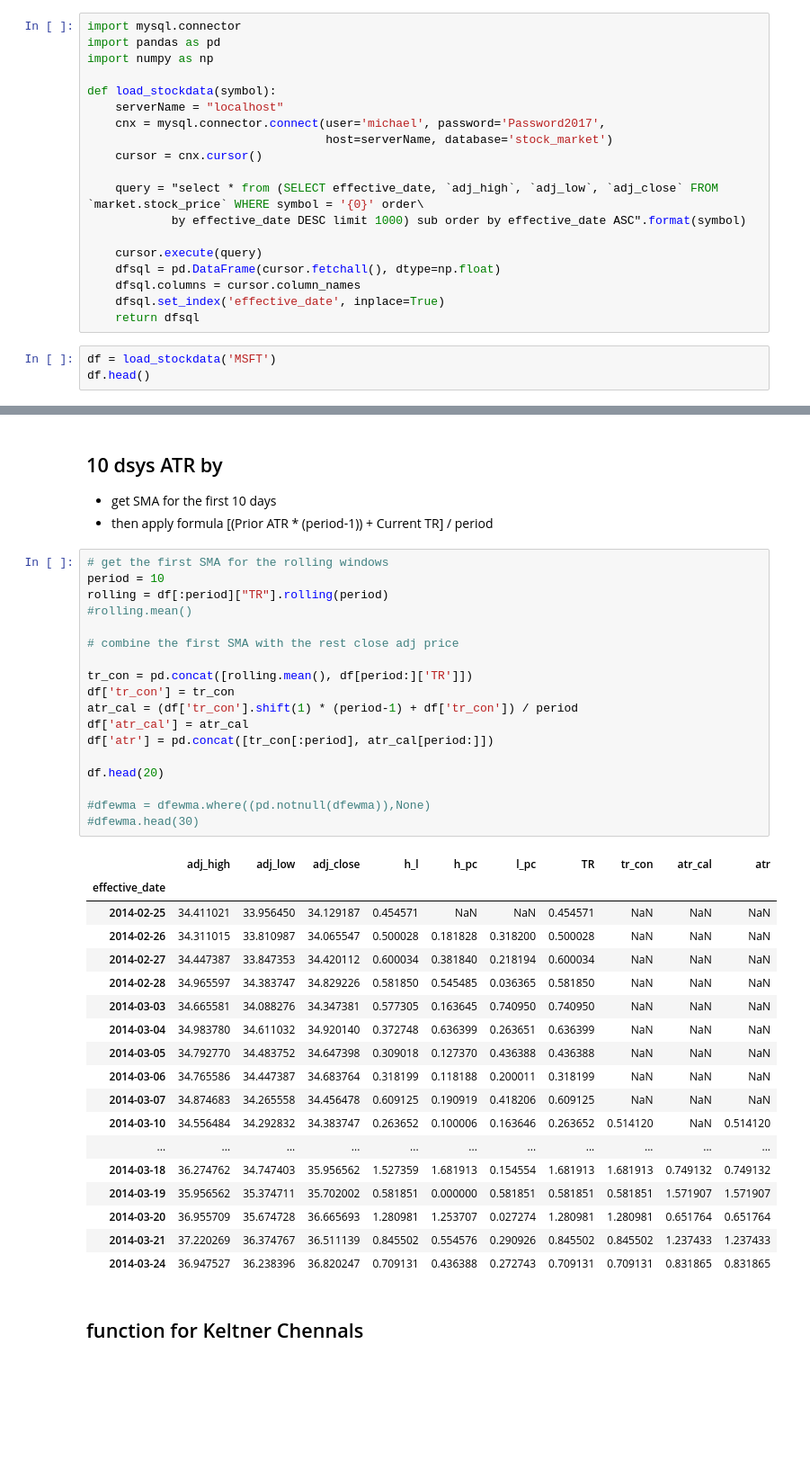
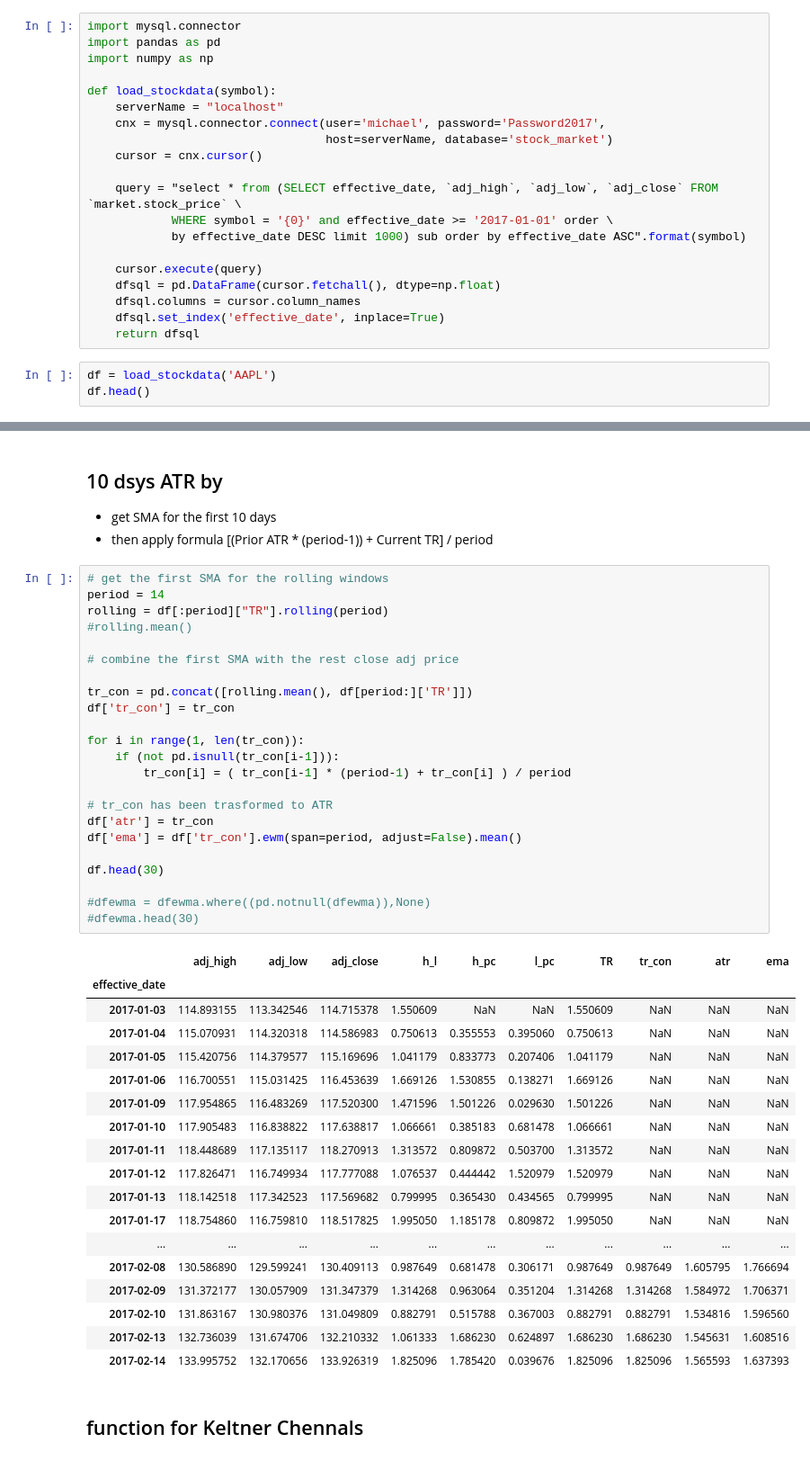
Before and after one commit to MichaelZhangCA/Jupyter.Notebook, a Jupyter notebook: Stock/ATR.ipynb, the cells around one changed output, grey strips where cells are left out. Shown at 90% size. Cells and saved outputs as stored; diff of their text form; blank space fills up the shorter version.

Commit message:
re-org and implemented ad-hoc indicator process, analysis for single symbol will be eaiser since it doesn't rely on pre-process

```diff
--- a/Stock/ATR.ipynb
+++ b/Stock/ATR.ipynb
@@ -11,7 +11,8 @@ def load_stockdata(symbol):
                                   host=serverName, database='stock_market')
     cursor = cnx.cursor()
 
-    query = "select * from (SELECT effective_date, `adj_high`, `adj_low`, `adj_close` FROM `market.stock_price` WHERE symbol = '{0}' order\
+    query = "select * from (SELECT effective_date, `adj_high`, `adj_low`, `adj_close` FROM `market.stock_price` \
+            WHERE symbol = '{0}' and effective_date >= '2017-01-01' order \
             by effective_date DESC limit 1000) sub order by effective_date ASC".format(symbol)
 
     cursor.execute(query)
@@ -20,7 +21,7 @@ def load_stockdata(symbol):
     dfsql.set_index('effective_date', inplace=True)
     return dfsql
 # %%
-df = load_stockdata('MSFT')
+df = load_stockdata('AAPL')
 df.head()
 # %% [output]
 |  | adj_high | adj_low | adj_close |
@@ -55,41 +62,46 @@ df.head(10)
 - then apply formula [(Prior ATR * (period-1)) + Current TR] / period
 # %%
 # get the first SMA for the rolling windows
-period = 10
+period = 14
 rolling = df[:period]["TR"].rolling(period)
 #rolling.mean()
 
 # combine the first SMA with the rest close adj price
 
 tr_con = pd.concat([rolling.mean(), df[period:]['TR']])
 df['tr_con'] = tr_con
-atr_cal = (df['tr_con'].shift(1) * (period-1) + df['tr_con']) / period
-df['atr_cal'] = atr_cal
-df['atr'] = pd.concat([tr_con[:period], atr_cal[period:]])
 
-df.head(20)
+for i in range(1, len(tr_con)):
+    if (not pd.isnull(tr_con[i-1])):
+        tr_con[i] = ( tr_con[i-1] * (period-1) + tr_con[i] ) / period
+
+# tr_con has been trasformed to ATR
+df['atr'] = tr_con
+df['ema'] = df['tr_con'].ewm(span=period, adjust=False).mean()
+
+df.head(30)
 
 #dfewma = dfewma.where((pd.notnull(dfewma)),None)
 #dfewma.head(30)
 # %% [output]
-|  | adj_high | adj_low | adj_close | h_l | h_pc | l_pc | TR | tr_con | atr_cal | atr |
+|  | adj_high | adj_low | adj_close | h_l | h_pc | l_pc | TR | tr_con | atr | ema |
 | effective_date |  |  |  |  |  |  |  |  |  |  |
-| 2014-02-25 | 34.411021 | 33.956450 | 34.129187 | 0.454571 | NaN | NaN | 0.454571 | NaN | NaN | NaN |
-| 2014-02-26 | 34.311015 | 33.810987 | 34.065547 | 0.500028 | 0.181828 | 0.318200 | 0.500028 | NaN | NaN | NaN |
-| 2014-02-27 | 34.447387 | 33.847353 | 34.420112 | 0.600034 | 0.381840 | 0.218194 | 0.600034 | NaN | NaN | NaN |
-| 2014-02-28 | 34.965597 | 34.383747 | 34.829226 | 0.581850 | 0.545485 | 0.036365 | 0.581850 | NaN | NaN | NaN |
-| 2014-03-03 | 34.665581 | 34.088276 | 34.347381 | 0.577305 | 0.163645 | 0.740950 | 0.740950 | NaN | NaN | NaN |
-| 2014-03-04 | 34.983780 | 34.611032 | 34.920140 | 0.372748 | 0.636399 | 0.263651 | 0.636399 | NaN | NaN | NaN |
-| 2014-03-05 | 34.792770 | 34.483752 | 34.647398 | 0.309018 | 0.127370 | 0.436388 | 0.436388 | NaN | NaN | NaN |
-| 2014-03-06 | 34.765586 | 34.447387 | 34.683764 | 0.318199 | 0.118188 | 0.200011 | 0.318199 | NaN | NaN | NaN |
-| 2014-03-07 | 34.874683 | 34.265558 | 34.456478 | 0.609125 | 0.190919 | 0.418206 | 0.609125 | NaN | NaN | NaN |
-| 2014-03-10 | 34.556484 | 34.292832 | 34.383747 | 0.263652 | 0.100006 | 0.163646 | 0.263652 | 0.514120 | NaN | 0.514120 |
+| 2017-01-03 | 114.893155 | 113.342546 | 114.715378 | 1.550609 | NaN | NaN | 1.550609 | NaN | NaN | NaN |
+| 2017-01-04 | 115.070931 | 114.320318 | 114.586983 | 0.750613 | 0.355553 | 0.395060 | 0.750613 | NaN | NaN | NaN |
+| 2017-01-05 | 115.420756 | 114.379577 | 115.169696 | 1.041179 | 0.833773 | 0.207406 | 1.041179 | NaN | NaN | NaN |
+| 2017-01-06 | 116.700551 | 115.031425 | 116.453639 | 1.669126 | 1.530855 | 0.138271 | 1.669126 | NaN | NaN | NaN |
+| 2017-01-09 | 117.954865 | 116.483269 | 117.520300 | 1.471596 | 1.501226 | 0.029630 | 1.501226 | NaN | NaN | NaN |
+| 2017-01-10 | 117.905483 | 116.838822 | 117.638817 | 1.066661 | 0.385183 | 0.681478 | 1.066661 | NaN | NaN | NaN |
+| 2017-01-11 | 118.448689 | 117.135117 | 118.270913 | 1.313572 | 0.809872 | 0.503700 | 1.313572 | NaN | NaN | NaN |
+| 2017-01-12 | 117.826471 | 116.749934 | 117.777088 | 1.076537 | 0.444442 | 1.520979 | 1.520979 | NaN | NaN | NaN |
+| 2017-01-13 | 118.142518 | 117.342523 | 117.569682 | 0.799995 | 0.365430 | 0.434565 | 0.799995 | NaN | NaN | NaN |
+| 2017-01-17 | 118.754860 | 116.759810 | 118.517825 | 1.995050 | 1.185178 | 0.809872 | 1.995050 | NaN | NaN | NaN |
 | ... | ... | ... | ... | ... | ... | ... | ... | ... | ... | ... |
-| 2014-03-18 | 36.274762 | 34.747403 | 35.956562 | 1.527359 | 1.681913 | 0.154554 | 1.681913 | 1.681913 | 0.749132 | 0.749132 |
-| 2014-03-19 | 35.956562 | 35.374711 | 35.702002 | 0.581851 | 0.000000 | 0.581851 | 0.581851 | 0.581851 | 1.571907 | 1.571907 |
-| 2014-03-20 | 36.955709 | 35.674728 | 36.665693 | 1.280981 | 1.253707 | 0.027274 | 1.280981 | 1.280981 | 0.651764 | 0.651764 |
-| 2014-03-21 | 37.220269 | 36.374767 | 36.511139 | 0.845502 | 0.554576 | 0.290926 | 0.845502 | 0.845502 | 1.237433 | 1.237433 |
-| 2014-03-24 | 36.947527 | 36.238396 | 36.820247 | 0.709131 | 0.436388 | 0.272743 | 0.709131 | 0.709131 | 0.831865 | 0.831865 |
+| 2017-02-08 | 130.586890 | 129.599241 | 130.409113 | 0.987649 | 0.681478 | 0.306171 | 0.987649 | 0.987649 | 1.605795 | 1.766694 |
+| 2017-02-09 | 131.372177 | 130.057909 | 131.347379 | 1.314268 | 0.963064 | 0.351204 | 1.314268 | 1.314268 | 1.584972 | 1.706371 |
+| 2017-02-10 | 131.863167 | 130.980376 | 131.049809 | 0.882791 | 0.515788 | 0.367003 | 0.882791 | 0.882791 | 1.534816 | 1.596560 |
+| 2017-02-13 | 132.736039 | 131.674706 | 132.210332 | 1.061333 | 1.686230 | 0.624897 | 1.686230 | 1.686230 | 1.545631 | 1.608516 |
+| 2017-02-14 | 133.995752 | 132.170656 | 133.926319 | 1.825096 | 1.785420 | 0.039676 | 1.825096 | 1.825096 | 1.565593 | 1.637393 |
 # %% [markdown]
 ## function for Keltner Chennals
 # %%
```
Also changed, not shown: parts of 2 cells of this notebook, 15 other files.
